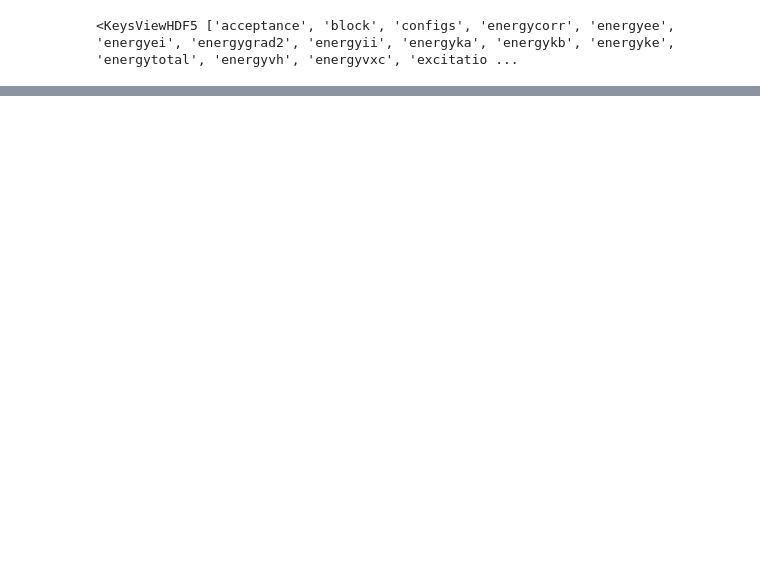
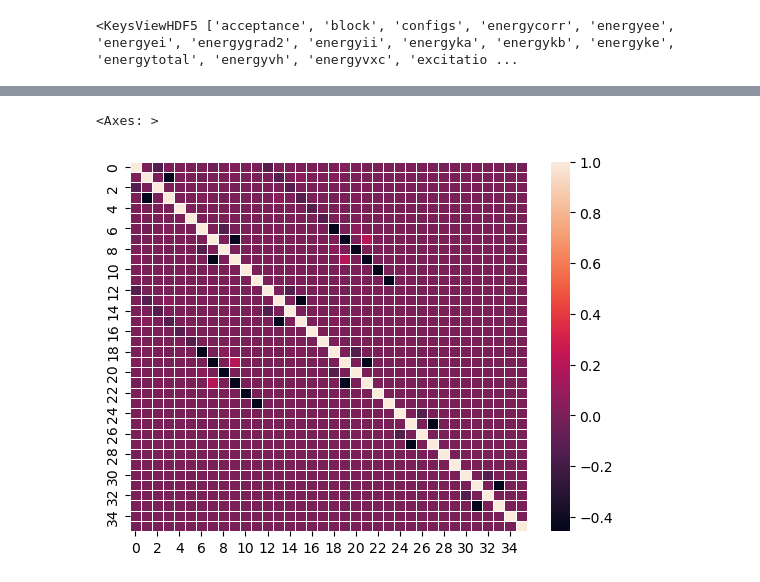
Before and after one commit to kayahans/pyqmc, a Jupyter notebook: pyqmc/test-overlap-casci.ipynb, the cells around one changed output, grey strips where cells are left out. Cells and saved outputs as stored; diff of their text form; code cells hidden in the pictures; blank space fills up the shorter version.

```diff
--- a/pyqmc/test-overlap-casci.ipynb
+++ b/pyqmc/test-overlap-casci.ipynb
@@ -352,0 +219,8 @@ sns.heatmap(nom_avg,  linewidths=.5)
+# %%
+import copy
+nom_new = copy.deepcopy(nom_avg)
+nom_new[nom_std>np.abs(nom_avg)] = 0
+sns.heatmap(nom_new,  linewidths=.5)
+# %% [output]
+<Axes: >
+[figure, added]
```
Also changed, not shown: parts of 71 cells of this notebook, 2 other files.
